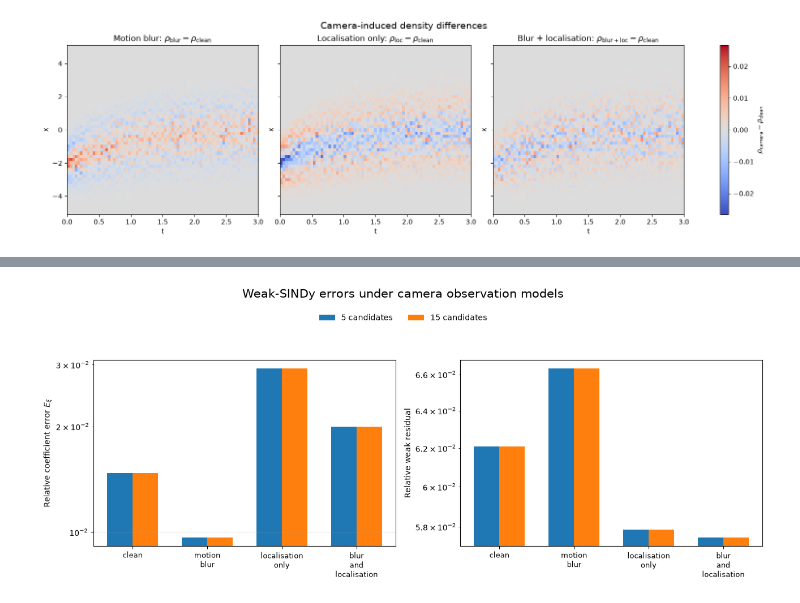
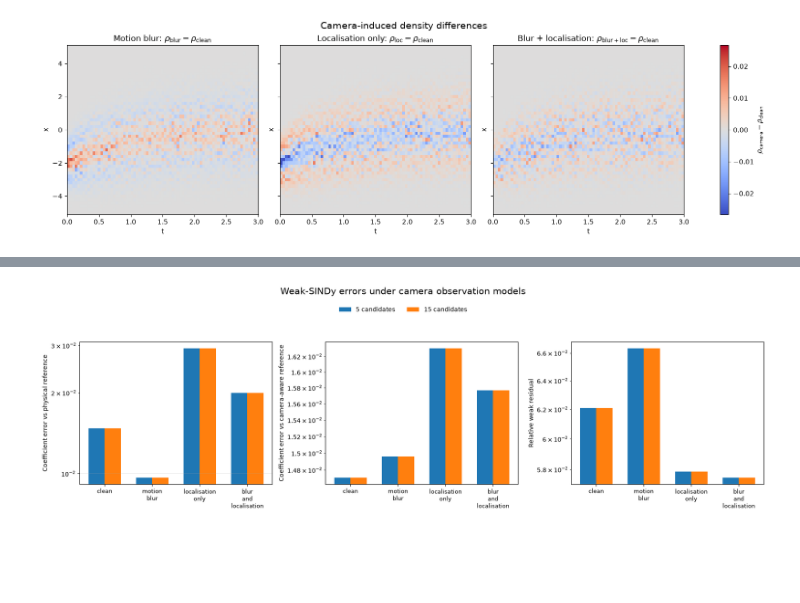
Before and after one commit to Nickkklos/URSS_2026, a Jupyter notebook: week_9_OU_camera_errors.ipynb, the cells around one changed output, grey strips where cells are left out. Drawn from its saved outputs; the diff is of its cells as text; code cells hidden in the pictures; blank space fills up the shorter version.

```diff
--- a/week_9_OU_camera_errors.ipynb
+++ b/week_9_OU_camera_errors.ipynb
@@ -940,13 +1071,17 @@ for condition in condition_order:
                 [
                     "Candidate term",
                     "Identified coefficient",
-                    "True physical coefficient",
-                    "Absolute error",
+                    "Physical coefficient",
+                    "Camera-aware coefficient",
+                    "Absolute error vs physical",
+                    "Absolute error vs camera-aware",
                 ]
             ].style.format({
                 "Identified coefficient": "{:.6f}",
-                "True physical coefficient": "{:.6f}",
-                "Absolute error": "{:.3e}",
+                "Physical coefficient": "{:.6f}",
+                "Camera-aware coefficient": "{:.6f}",
+                "Absolute error vs physical": "{:.3e}",
+                "Absolute error vs camera-aware": "{:.3e}",
             })
         )
 
@@ -1115,12 +1265,22 @@ plt.show()
 # %%
-# Compare coefficient error and weak residual.
 metrics = [
-    ("Relative coefficient error", r"Relative coefficient error $E_\xi$"),
-    ("Relative weak residual", "Relative weak residual"),
+    (
+        "Relative error vs physical coefficients",
+        "Coefficient error vs physical reference",
+    ),
+    (
+        "Relative error vs camera-aware coefficients",
+        "Coefficient error vs camera-aware reference",
+    ),
+    (
+        "Relative weak residual",
+        "Relative weak residual",
+    ),
 ]
 
-fig, axes = plt.subplots(1, 2, figsize=(13, 5.4))
+fig, axes = plt.subplots(1, 3, figsize=(17, 5.4))
 bar_width = 0.34
+
 for ax, (metric, ylabel) in zip(axes, metrics):
     for library_index, library_name in enumerate(library_order):
         rows = (
@@ -1140,38 +1300,32 @@ for ax, (metric, ylabel) in zip(axes, metrics):
         )
 
     ax.set_yscale("log")
     ax.set_xticks(x_positions)
     ax.set_xticklabels(
         [name.replace("_", "\n") for name in condition_order],
         fontsize=9,
     )
     ax.set_ylabel(ylabel)
     ax.grid(axis="y", alpha=0.3)
 
 handles, labels = axes[0].get_legend_handles_labels()
 
-# Main title at the top
 fig.suptitle(
     "Weak-SINDy errors under camera observation models",
     fontsize=15,
     y=0.98,
 )
 
-# Legend below the title
 fig.legend(
     handles,
     labels,
     loc="upper center",
     bbox_to_anchor=(0.5, 0.92),
     ncol=2,
     frameon=False,
 )
 
-# Reserve the upper part for the title and legend
-fig.tight_layout(
-    rect=[0.0, 0.0, 1.0, 0.84]
-)
-
+fig.tight_layout(rect=[0.0, 0.0, 1.0, 0.84])
 plt.show()
 # %% [output]
-[figure, old version]
+[figure, new version]
```
Also changed, not shown: parts of 16 cells of this notebook.
